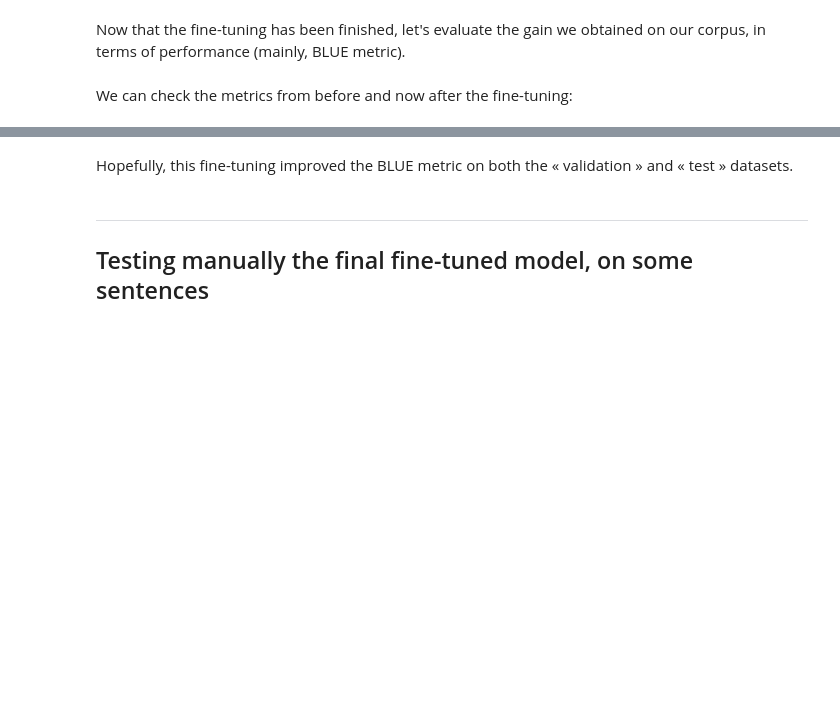
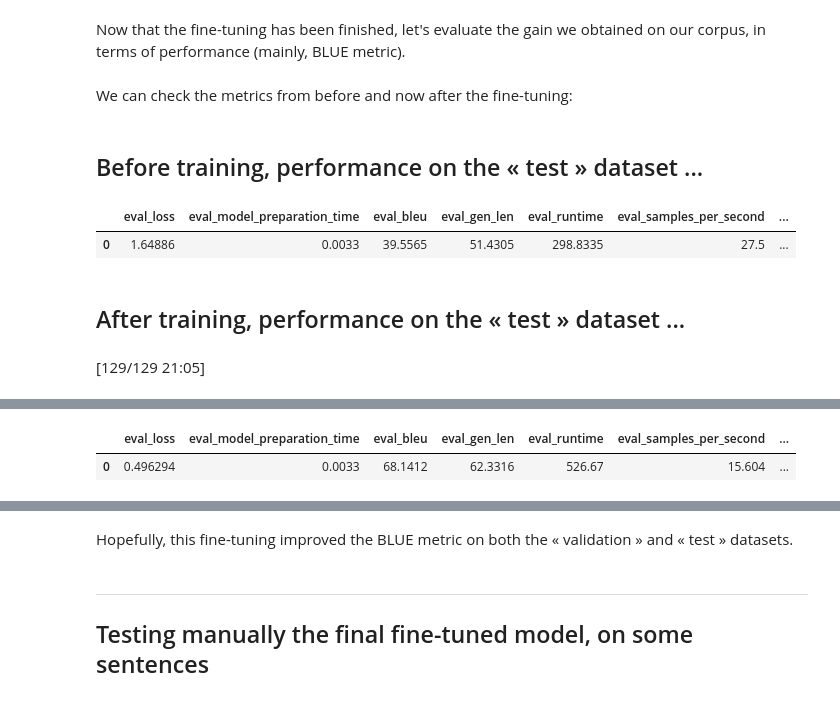
Before and after one commit to Naereen/Assistant-traduction-CranialInsertion-en-Python, a Jupyter notebook: Finetuning_on_a_dataset_of_English_to_French_text_about_Magic_the_Gathering.ipynb, the cells around one changed output, grey strips where cells are left out. Cells and saved outputs as stored; diff of their text form; code cells hidden in the pictures; blank space fills up the shorter version.

Commit message:
Finetuning_on_a_dataset_of_English_to_French_text_about_Magic_the_Gathering.ipynb: updated and finished, for now.

```diff
--- a/Finetuning_on_a_dataset_of_English_to_French_text_about_Magic_the_Gathering.ipynb
+++ b/Finetuning_on_a_dataset_of_English_to_French_text_about_Magic_the_Gathering.ipynb
@@ -1180,3 +1187,18 @@ url_of_commit
 Now that the fine-tuning has been finished, let's evaluate the gain we obtained on our corpus, in terms of performance (mainly, BLUE metric).
 # %% [markdown]
 We can check the metrics from before and now after the fine-tuning:
+# %%
+%%time
+print_md("## Before training, performance on the « test » dataset ...")
+display(pd.DataFrame([evaluation_before_finetuning_on_testdataset]))
+
+print_md("## After training, performance on the « test » dataset ...")
+evaluation_after_finetuning_on_testdataset = trainer.evaluate(tokenized_datasets["test"], max_length=max_length)
+
+pd.DataFrame([evaluation_after_finetuning_on_testdataset])
+# %% [output]
+## Before training, performance on the « test » dataset ...
+|  | eval_loss | eval_model_preparation_time | eval_bleu | eval_gen_len | eval_runtime | eval_samples_per_second | ... |
+| 0 | 1.64886 | 0.0033 | 39.5565 | 51.4305 | 298.8335 | 27.5 | ... |
+## After training, performance on the « test » dataset ...
+[129/129 21:05]
@@ -1182,0 +1207,2 @@ We can check the metrics from before and now after the fine-tuning:
+|  | eval_loss | eval_model_preparation_time | eval_bleu | eval_gen_len | eval_runtime | eval_samples_per_second | ... |
+| 0 | 0.496294 | 0.0033 | 68.1412 | 62.3316 | 526.67 | 15.604 | ... |
```
Also changed, not shown: parts of 10 cells of this notebook.
